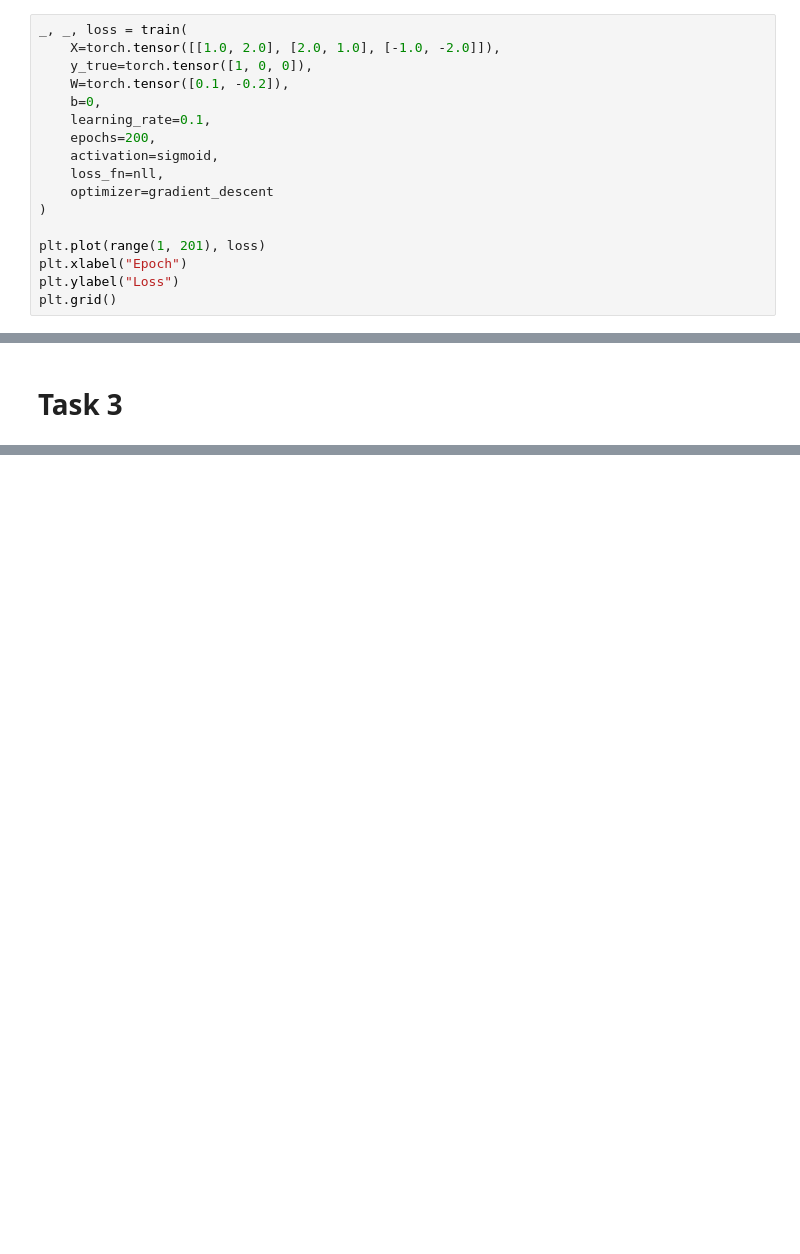
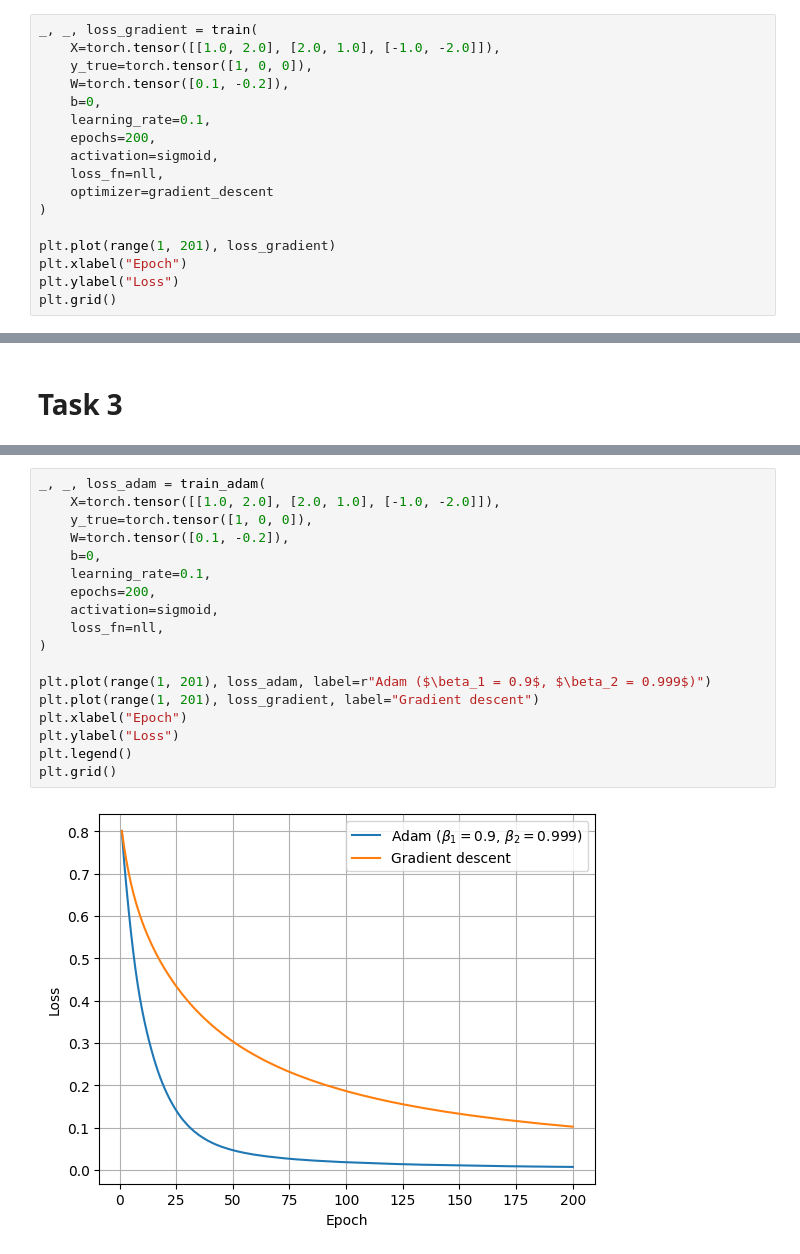
Before and after one commit to Charlotte000/spbu_dl_2025, a Jupyter notebook: homeworks/pytorch.ipynb, the cells around one changed output, grey strips where cells are left out. Saved outputs shown, nothing was run; the diff lists cells and outputs as text; blank space fills up the shorter version.

```diff
--- a/homeworks/pytorch.ipynb
+++ b/homeworks/pytorch.ipynb
@@ -66,7 +66,7 @@ def train(
 
     return W, b, loss_values
 # %%
-_, _, loss = train(
+_, _, loss_gradient = train(
     X=torch.tensor([[1.0, 2.0], [2.0, 1.0], [-1.0, -2.0]]),
     y_true=torch.tensor([1, 0, 0]),
     W=torch.tensor([0.1, -0.2]),
@@ -78,7 +78,7 @@ _, _, loss = train(
     optimizer=gradient_descent
 )
 
-plt.plot(range(1, 201), loss)
+plt.plot(range(1, 201), loss_gradient)
 plt.xlabel("Epoch")
 plt.ylabel("Loss")
 plt.grid()
@@ -247,0 +317,20 @@ OK
+# %%
+_, _, loss_adam = train_adam(
+    X=torch.tensor([[1.0, 2.0], [2.0, 1.0], [-1.0, -2.0]]),
+    y_true=torch.tensor([1, 0, 0]),
+    W=torch.tensor([0.1, -0.2]),
+    b=0,
+    learning_rate=0.1,
+    epochs=200,
+    activation=sigmoid,
+    loss_fn=nll,
+)
+
+plt.plot(range(1, 201), loss_adam, label=r"Adam ($\beta_1 = 0.9$, $\beta_2 = 0.999$)")
+plt.plot(range(1, 201), loss_gradient, label="Gradient descent")
+plt.xlabel("Epoch")
+plt.ylabel("Loss")
+plt.legend()
+plt.grid()
+# %% [output]
+[figure, added]
```
Also changed, not shown: parts of 2 cells of this notebook.
